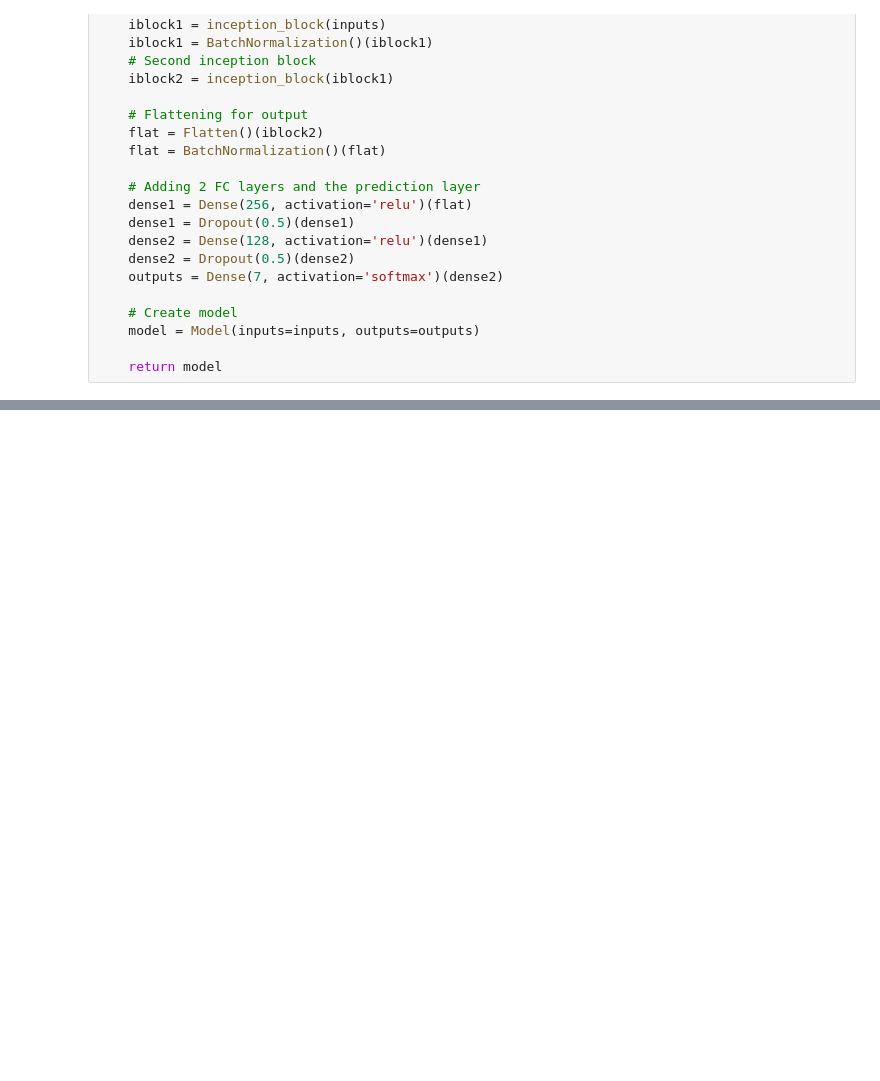
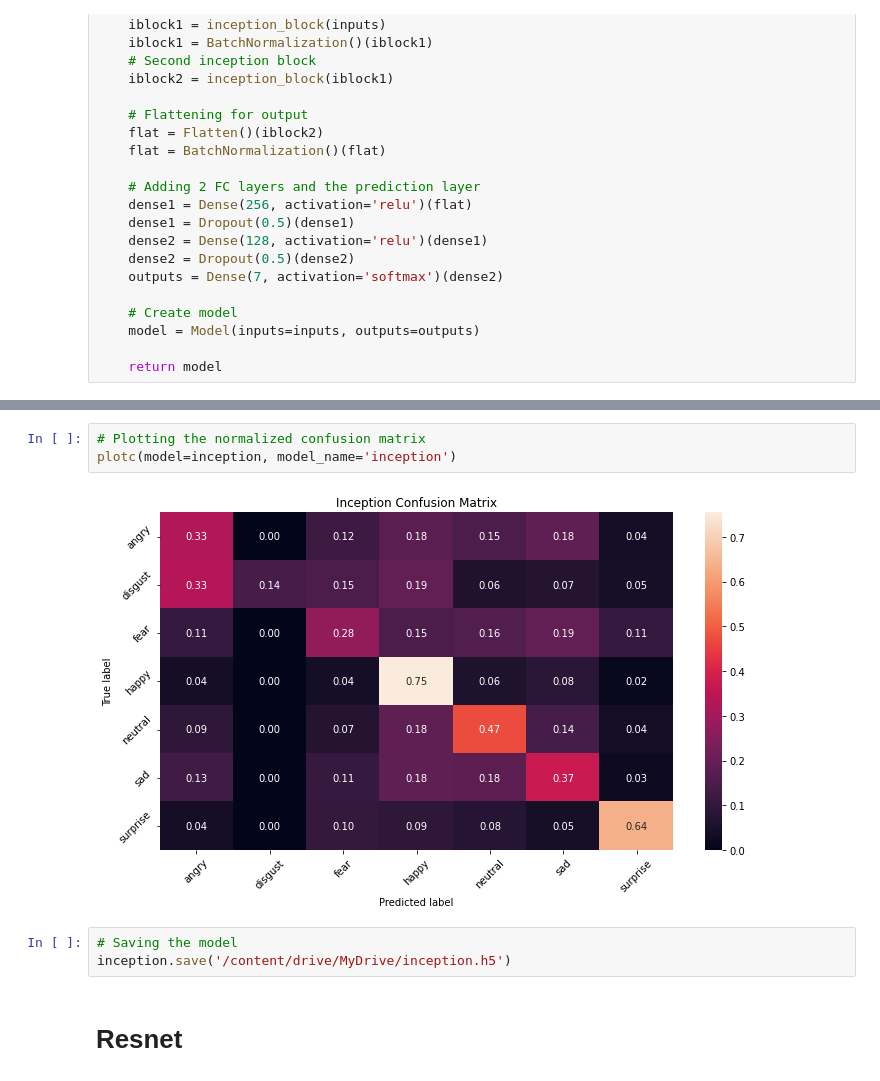
Before and after one commit to mihirkulkarni50/Deep-Learning-Project, a Jupyter notebook: Facial_Emotion_Detection_ipynb_Mihir.ipynb, the cells around one changed output, grey strips where cells are left out. Cells and saved outputs as stored; diff of their text form; blank space fills up the shorter version.

```diff
--- a/Facial_Emotion_Detection_ipynb_Mihir.ipynb
+++ b/Facial_Emotion_Detection_ipynb_Mihir.ipynb
@@ -757,0 +852,10 @@ plot_model(inception, show_shapes=True, to_file='inception.png', show_layer_name
+# %%
+# Plotting the normalized confusion matrix
+plotc(model=inception, model_name='inception')
+# %% [output]
+[figure, added]
+# %%
+# Saving the model
+inception.save('/content/drive/MyDrive/inception.h5')
+# %% [markdown]
+# **Resnet**
```
Also changed, not shown: parts of 19 cells of this notebook.
